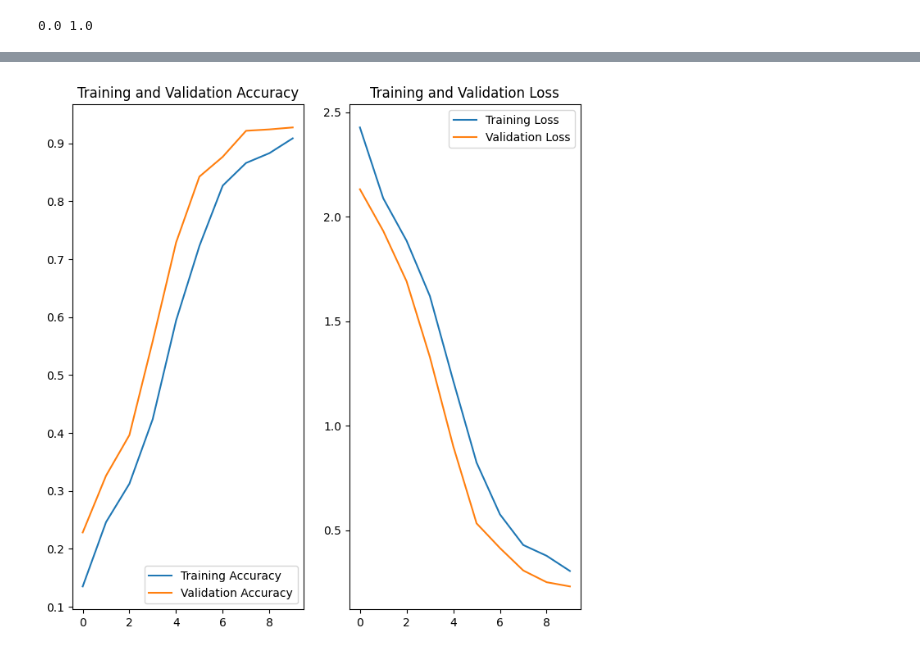
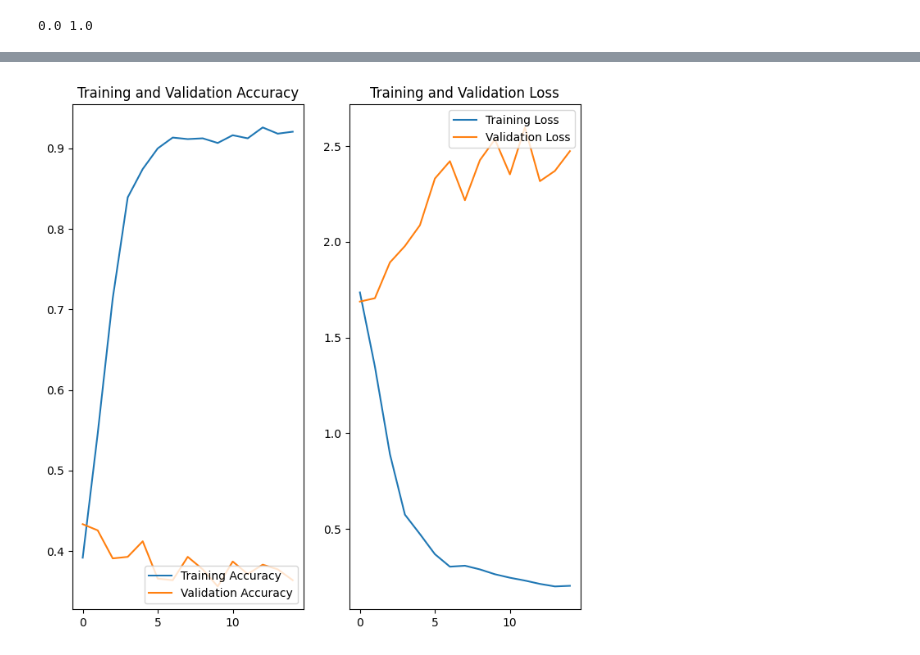
Before and after one commit to bandoma/Data-Science, a Jupyter notebook: Khoa_Học_Dữ_Liệu.ipynb, the cells around one changed output, grey strips where cells are left out. Saved outputs shown, nothing was run; the diff lists cells and outputs as text; code cells hidden in the pictures.

```diff
--- a/Khoa_Học_Dữ_Liệu.ipynb
+++ b/Khoa_Học_Dữ_Liệu.ipynb
@@ -644,7 +678,7 @@ train_ds = image_dataset_from_directory(
 val_ds = image_dataset_from_directory(
     images_path,
     validation_split=0.2,
-    subset='training',
+    subset='validation',
     seed=0,
 )
 # %% [output]
@@ -721,12 +769,26 @@ model.compile(loss=tf.keras.losses.SparseCategoricalCrossentropy(from_logits=Tru
               metrics=['accuracy'])
 
 model.summary()
+
+
+# Setup checkpoint
+
+ModelCheckpoint = tf.keras.callbacks.ModelCheckpoint
+filepath = ".drive/MyDrive/model.h5"
+checkpoint = ModelCheckpoint(filepath, monitor = 'loss', verbose = 1, save_best_only = True, mode = 'max')
+callback_list = [checkpoint]
+
+# Load model:
+if os.path.exists(filepath):
+    model.load_weights(filepath)
+
 # Train the model
-epochs=10
+epochs=15
 history = model.fit(
   train_ds,
   validation_data=val_ds,
-  epochs=epochs
+  epochs=epochs,
+  callbacks = callback_list
 )# Evaluate the model on test set
 acc = history.history['accuracy']
 val_acc = history.history['val_accuracy']
@@ -770 +832 @@ Epoch 10/10
-[figure, old version]
+[figure, new version]
```
Also changed, not shown: parts of 27 cells of this notebook.
